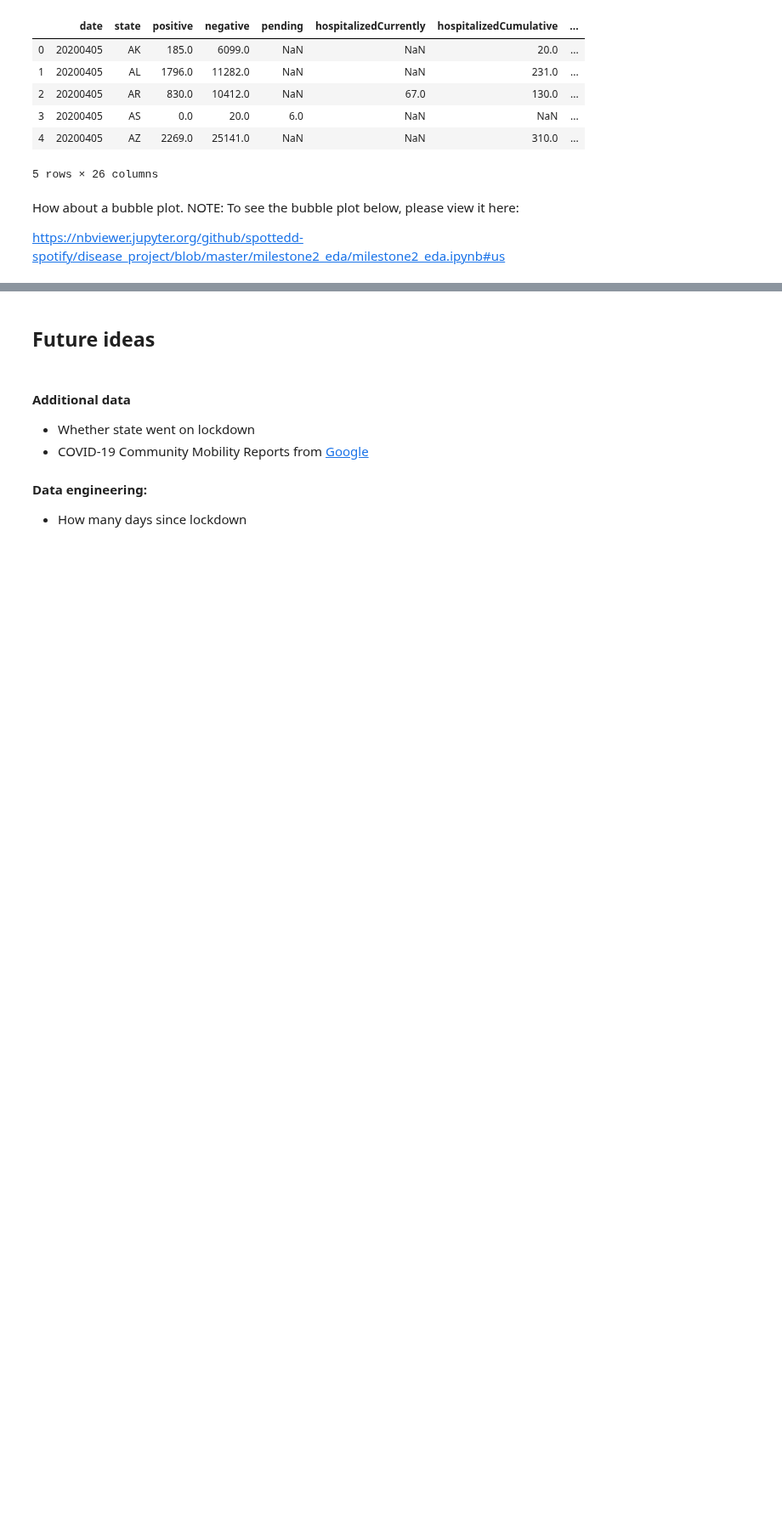
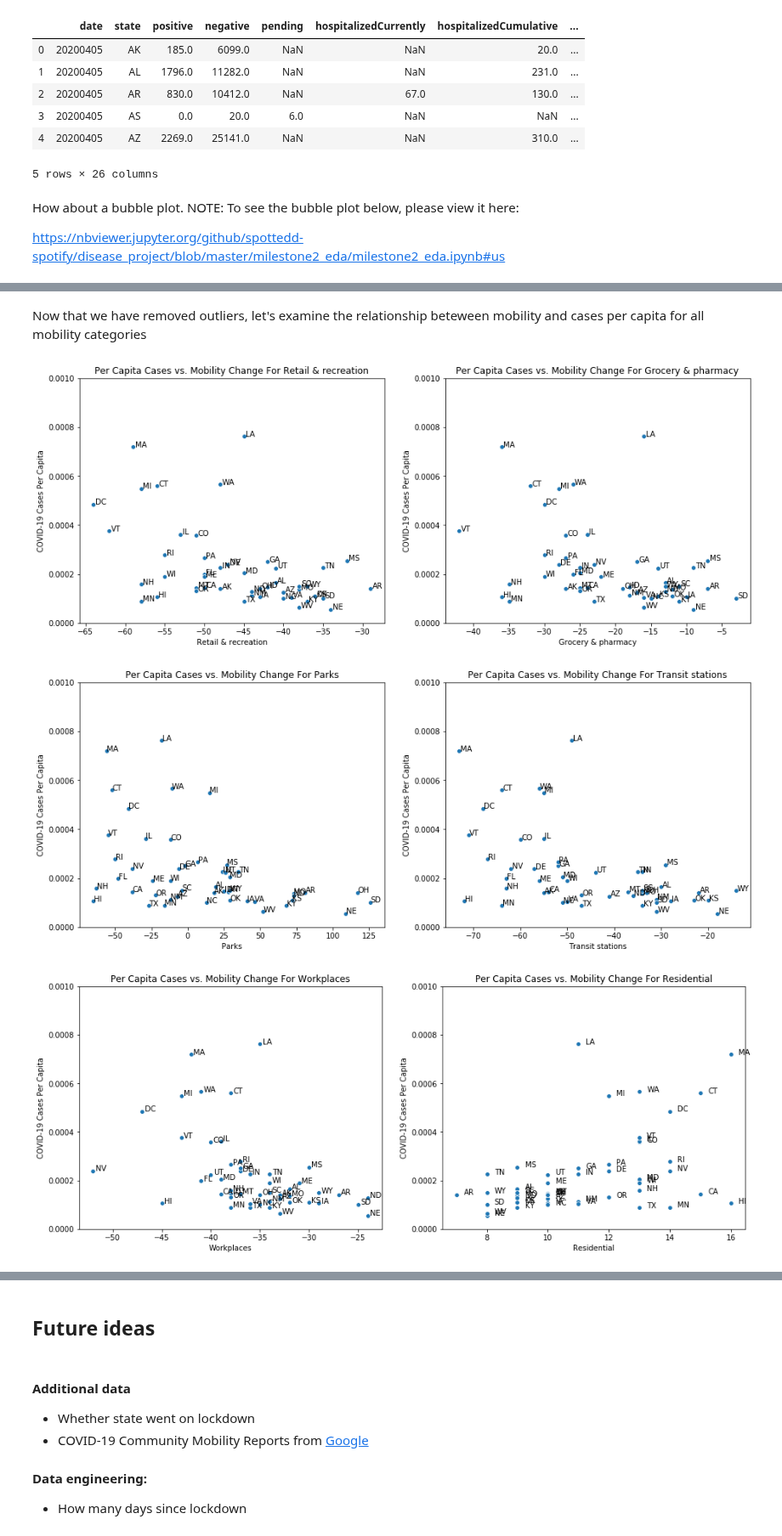
Before and after one commit to spotted-d/RNN_covid19_modeling, a Jupyter notebook: milestone2_eda/milestone2_eda.ipynb, the cells around one changed output, grey strips where cells are left out. Shown at 85% size. Saved outputs shown, nothing was run; the diff lists cells and outputs as text; code cells hidden in the pictures; blank space fills up the shorter version.

```diff
--- a/milestone2_eda/milestone2_eda.ipynb
+++ b/milestone2_eda/milestone2_eda.ipynb
@@ -217,0 +323,65 @@ m
+# %%
+# remove NY and NJ
+mobility_nooutliers = mobility_merged.loc[~mobility_merged["state"].isin(["NY", "NJ"])]
+# %% [markdown]
+Now that we have removed outliers, let's examine the relationship beteween mobility and cases per capita for all mobility categories
+# %%
+# set figsize and axes and plot scatter
+fig, ax = plt.subplots(1, 2, figsize=(16,6))
+mobility_cats = ["Retail & recreation", "Grocery & pharmacy", "Parks", "Transit stations",
+                 "Workplaces", "Residential"]
+
+for i in range (0, 2):
+    i_ax = i-0
+    ax[i_ax] = sns.scatterplot(x=mobility_cats[i], y="positive_percap", data=mobility_nooutliers, ax=ax[i_ax])
+
+    # add annotations one by one with a loop
+    # https://python-graph-gallery.com/46-add-text-annotation-on-scatterplot/
+    for row in range(0, mobility_nooutliers.shape[0]):
+        ax[i_ax].text(mobility_nooutliers[mobility_cats[i]].iloc[row]+0.25,
+                mobility_nooutliers["positive_percap"].iloc[row],
+                mobility_nooutliers["state"].iloc[row],
+                horizontalalignment='left', size='medium', color='black')
+
+        ax[i_ax].set_ylim((0, 0.001))
+        ax[i_ax].set_title(f"Per Capita Cases vs. Mobility Change For {mobility_cats[i]}")
+        ax[i_ax].set_ylabel("COVID-19 Cases Per Capita");
+
+fig, ax = plt.subplots(1, 2, figsize=(16,6))
+for i in range (2, 4):
+    i_ax = i-2
+    ax[i_ax] = sns.scatterplot(x=mobility_cats[i], y="positive_percap", data=mobility_nooutliers, ax=ax[i_ax])
+
+    # add annotations one by one with a loop
+    # https://python-graph-gallery.com/46-add-text-annotation-on-scatterplot/
+    for row in range(0, mobility_nooutliers.shape[0]):
+        ax[i_ax].text(mobility_nooutliers[mobility_cats[i]].iloc[row]+0.25,
+                mobility_nooutliers["positive_percap"].iloc[row],
+                mobility_nooutliers["state"].iloc[row],
+                horizontalalignment='left', size='medium', color='black')
+
+        ax[i_ax].set_ylim((0, 0.001))
+        ax[i_ax].set_title(f"Per Capita Cases vs. Mobility Change For {mobility_cats[i]}")
+        ax[i_ax].set_ylabel("COVID-19 Cases Per Capita");
+
+
+fig, ax = plt.subplots(1, 2, figsize=(16,6))
+for i in range (4, 6):
+    i_ax = i-4
+    ax[i_ax] = sns.scatterplot(x=mobility_cats[i], y="positive_percap", data=mobility_nooutliers, ax=ax[i_ax])
+
+    # add annotations one by one with a loop
+    # https://python-graph-gallery.com/46-add-text-annotation-on-scatterplot/
+    for row in range(0, mobility_nooutliers.shape[0]):
+        ax[i_ax].text(mobility_nooutliers[mobility_cats[i]].iloc[row]+0.25,
+                mobility_nooutliers["positive_percap"].iloc[row],
+                mobility_nooutliers["state"].iloc[row],
+                horizontalalignment='left', size='medium', color='black')
+
+        ax[i_ax].set_ylim((0, 0.001))
+        ax[i_ax].set_title(f"Per Capita Cases vs. Mobility Change For {mobility_cats[i]}")
+        ax[i_ax].set_ylabel("COVID-19 Cases Per Capita");
+# %% [output]
+[figure, added]
+[figure, added]
+[figure, added]
```
Also changed, not shown: parts of 13 cells of this notebook.
